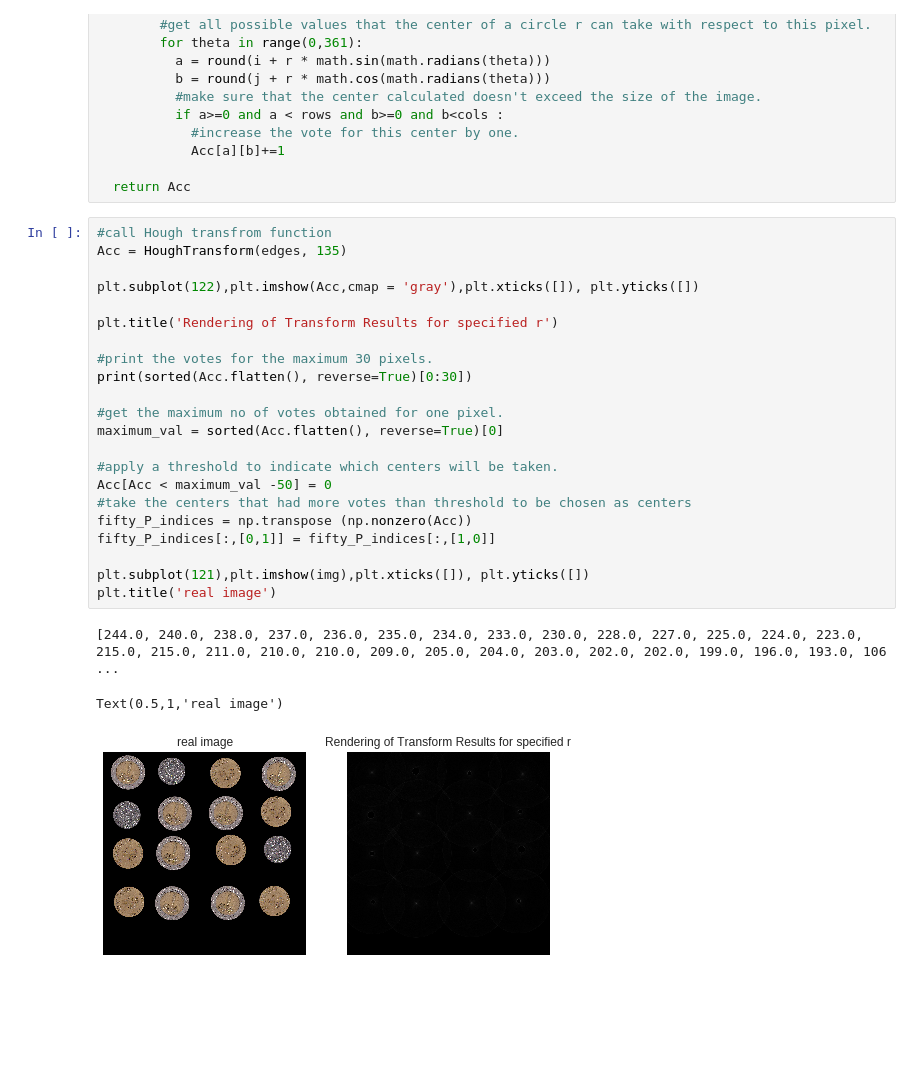
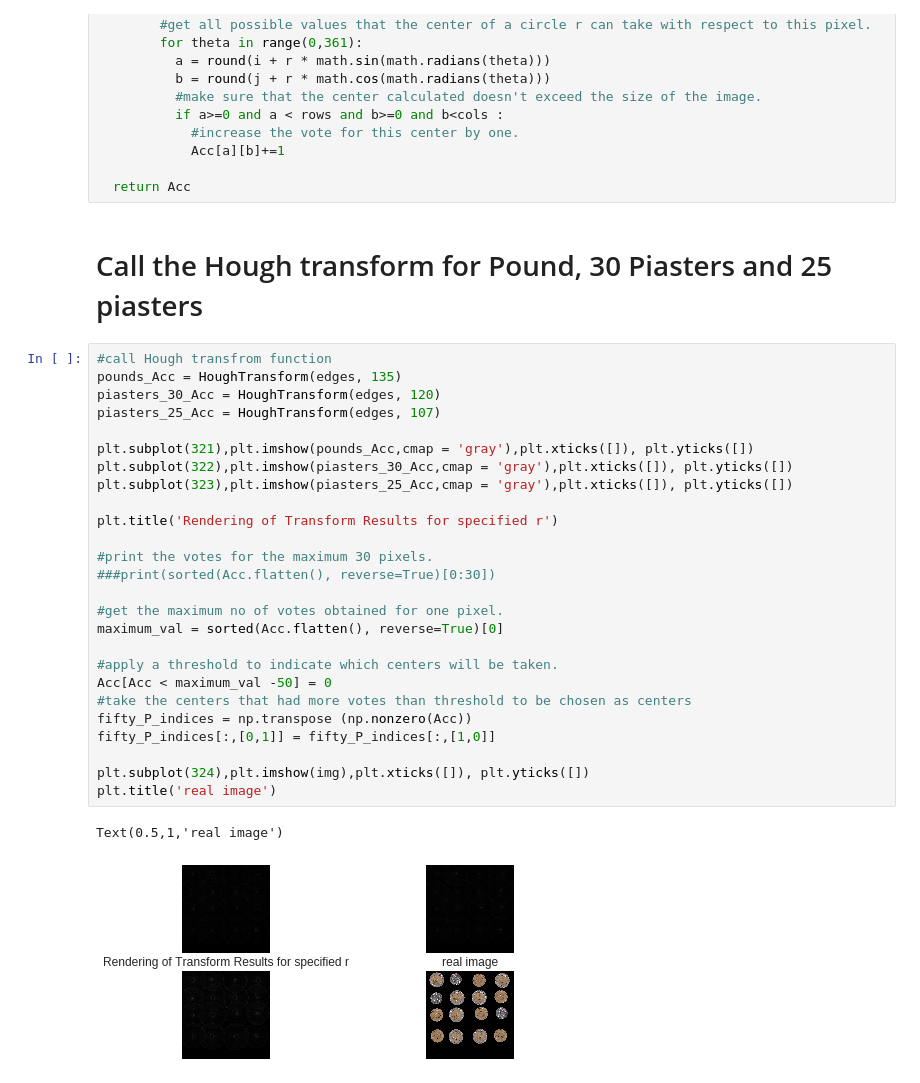
Before and after one commit to yomnabarakate21/Computer-vision-Course-assignments, a Jupyter notebook: assignment3.ipynb, the cells around one changed output. Drawn from its saved outputs; the diff is of its cells as text; blank space fills up the shorter version.

```diff
--- a/assignment3.ipynb
+++ b/assignment3.ipynb
@@ -91,29 +91,34 @@ def HoughTransform(edges, raduis):
             Acc[a][b]+=1
 
   return Acc
+# %% [markdown]
+# Call the Hough transform for Pound, 30 Piasters and 25 piasters
 # %%
 #call Hough transfrom function
-Acc = HoughTransform(edges, 135)
+pounds_Acc = HoughTransform(edges, 135)
+piasters_30_Acc = HoughTransform(edges, 120)
+piasters_25_Acc = HoughTransform(edges, 107)
 
-plt.subplot(122),plt.imshow(Acc,cmap = 'gray'),plt.xticks([]), plt.yticks([])
+plt.subplot(321),plt.imshow(pounds_Acc,cmap = 'gray'),plt.xticks([]), plt.yticks([])
+plt.subplot(322),plt.imshow(piasters_30_Acc,cmap = 'gray'),plt.xticks([]), plt.yticks([])
+plt.subplot(323),plt.imshow(piasters_25_Acc,cmap = 'gray'),plt.xticks([]), plt.yticks([])
 
 plt.title('Rendering of Transform Results for specified r')
 
 #print the votes for the maximum 30 pixels.
-print(sorted(Acc.flatten(), reverse=True)[0:30])
+###print(sorted(Acc.flatten(), reverse=True)[0:30])
 
 #get the maximum no of votes obtained for one pixel.
 maximum_val = sorted(Acc.flatten(), reverse=True)[0]
 
 #apply a threshold to indicate which centers will be taken.
 Acc[Acc < maximum_val -50] = 0
 #take the centers that had more votes than threshold to be chosen as centers
 fifty_P_indices = np.transpose (np.nonzero(Acc))
 fifty_P_indices[:,[0,1]] = fifty_P_indices[:,[1,0]]
 
-plt.subplot(121),plt.imshow(img),plt.xticks([]), plt.yticks([])
+plt.subplot(324),plt.imshow(img),plt.xticks([]), plt.yticks([])
 plt.title('real image')
 # %% [output]
-[244.0, 240.0, 238.0, 237.0, 236.0, 235.0, 234.0, 233.0, 230.0, 228.0, 227.0, 225.0, 224.0, 223.0, 215.0, 215.0, 211.0, 210.0, 210.0, 209.0, 205.0, 204.0, 203.0, 202.0, 202.0, 199.0, 196.0, 193.0, 106 ...
+Text(0.5,1,'real image')
-Text(0.5,1,'real image')
-[figure, old version]
+[figure, new version]
```
Also changed, not shown: parts of 2 cells of this notebook.
